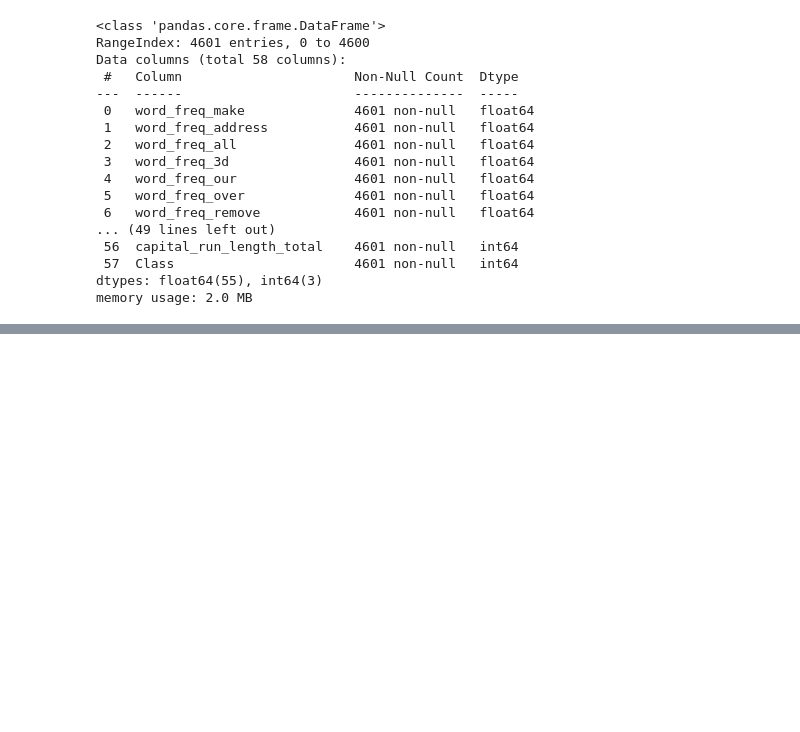
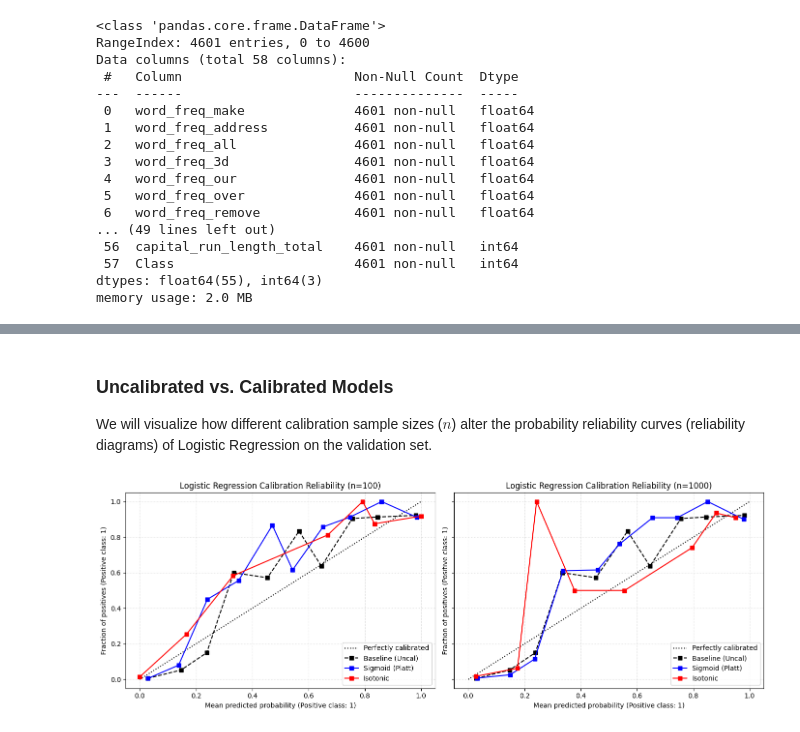
Before and after one commit to SKJ39/Probability-Recalibration, a Jupyter notebook: proj_5420.ipynb, the cells around one changed output, grey strips where cells are left out. Cells and saved outputs as stored; diff of their text form; code cells hidden in the pictures; blank space fills up the shorter version.

```diff
--- a/proj_5420.ipynb
+++ b/proj_5420.ipynb
@@ -158,5 +127,3 @@ Since the first pair has a perfect correlation, we can safely drop the column `w
-# %%
-spam_df.drop('word_freq_857', axis=1, inplace=True)
 # %%
 # Check if there are any duplicate rows in the dataset
 spam_df[spam_df.duplicated(keep=False)]
@@ -1006,0 +559,45 @@ We define the "smallest effective calibration size" as the minimum subset size (
+# %% [markdown]
+### Uncalibrated vs. Calibrated Models
+
+We will visualize how different calibration sample sizes ($n$) alter the probability reliability curves (reliability diagrams) of Logistic Regression on the validation set.
+# %%
+def plot_reliability_diagrams(base_model, X_cal, y_cal, X_eval, y_eval, model_name):
+    """
+    Plots side-by-side reliability diagrams (calibration curves) on the test set comparing
+    the uncalibrated baseline model against its Sigmoid (Platt) and Isotonic calibrated variants.
+
+    Evaluates calibration behavior across representative small (n=100) and large (n=1000)
+    calibration subsets sampled randomly from the provided calibration pool.
+    """
+    fig, axes = plt.subplots(1, 2, figsize=(14, 5), sharey=True)
+    rng = np.random.default_rng(SEED)
+
+    for i, n in enumerate([100, 1000]):
+        ax = axes[i]
+        # Draw the calibration subset
+        idx = rng.choice(len(y_cal), n, replace=False)
+        X_cal_sub, y_cal_sub = X_cal.iloc[idx], y_cal.iloc[idx]
+
+        # Plot baseline (uncalibrated)
+        CalibrationDisplay.from_estimator(base_model, X_eval, y_eval, n_bins=10, name="Baseline (Uncal)", ax=ax, color='black', linestyle='--')
+
+        # Fit and plot Sigmoid
+        cal_sig = CalibratedClassifierCV(FrozenEstimator(base_model), method='sigmoid')
+        cal_sig.fit(X_cal_sub, y_cal_sub)
+        CalibrationDisplay.from_estimator(cal_sig, X_eval, y_eval, n_bins=10, name="Sigmoid (Platt)", ax=ax, color='blue')
+
+        # Fit and plot Isotonic
+        cal_iso = CalibratedClassifierCV(FrozenEstimator(base_model), method='isotonic')
+        cal_iso.fit(X_cal_sub, y_cal_sub)
+        CalibrationDisplay.from_estimator(cal_iso, X_eval, y_eval, n_bins=10, name="Isotonic", ax=ax, color='red')
+
+        ax.set_title(f"{model_name} Calibration Reliability (n={n})")
+        ax.grid(True, linestyle=':', alpha=0.6)
+
+    plt.tight_layout()
+    plt.show()
+# %%
+# Plot for Logistic Regression
+plot_reliability_diagrams(spam_lr, X_spam_cal, y_spam_cal, X_spam_val, y_spam_val, "Logistic Regression")
+# %% [output]
+[figure, added]
```
Also changed, not shown: parts of 172 cells of this notebook.
